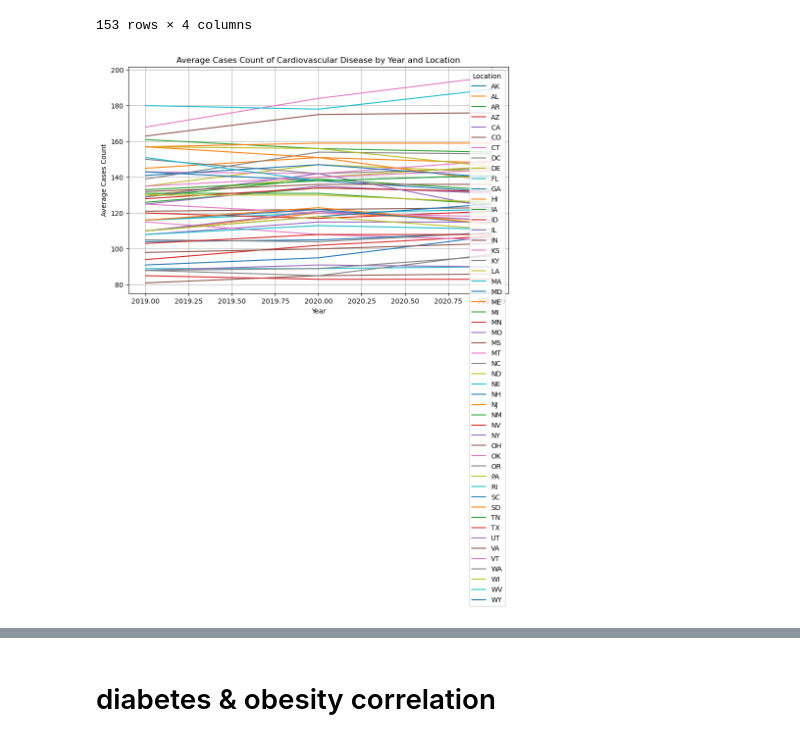
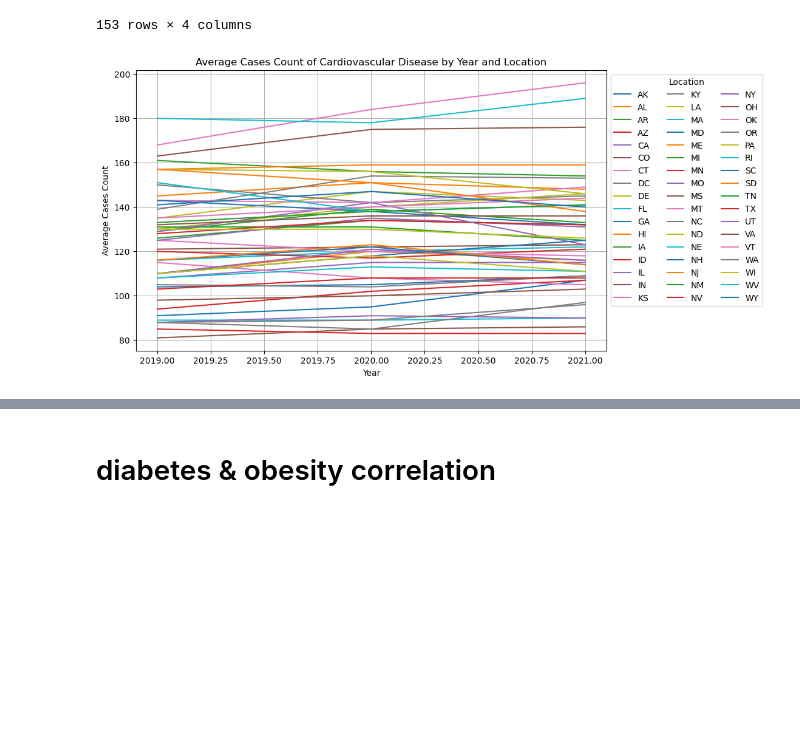
Before and after one commit to Khush0395/capstone_ptl, a Jupyter notebook: script/cd_pgpython.ipynb, the cells around one changed output, grey strips where cells are left out. Cells and saved outputs as stored; diff of their text form; code cells hidden in the pictures; blank space fills up the shorter version.

```diff
--- a/script/cd_pgpython.ipynb
+++ b/script/cd_pgpython.ipynb
@@ -948,14 +937,0 @@ memory usage: 25.8+ KB
-# %%
-fig, ax = plt.subplots(figsize=(10, 6))
-
-for topic, df_group in high_mortality.groupby('topic'):
-    for location, df_subgroup in df_group.groupby('locationabbr'):
-        print(df_subgroup.columns)  # Print columns of df_subgroup
-        ax.plot(df_subgroup['yearstart'], df_subgroup['avg_cases_ct'], label=f"{topic} - {location}")
-
-ax.set_xlabel('Year')
-ax.set_ylabel('Average Cases Count')
-ax.set_title('Average Cases Count of Chronic Diseases by Year and Location')
-ax.legend()
-plt.grid(True)
-plt.show()
@@ -1011,14 +970,15 @@ cv_mortality
 # %%
 fig, ax = plt.subplots(figsize=(10, 6))
 
 for location, df_subgroup in cv_mortality.groupby('locationabbr'):
     ax.plot(df_subgroup['yearstart'], df_subgroup['avg_cases_ct'], label=f"{location}")
 
 ax.set_xlabel('Year')
 ax.set_ylabel('Average Cases Count')
 ax.set_title('Average Cases Count of Cardiovascular Disease by Year and Location')
 ax.legend(title='Location')
+sns.move_legend(ax, "upper left", bbox_to_anchor=(1, 1),ncol=3)
 plt.grid(True)
 plt.show()
 # %% [output]
-[figure, old version]
+[figure, new version]
```
Also changed, not shown: parts of 8 cells of this notebook, 5 other files.
